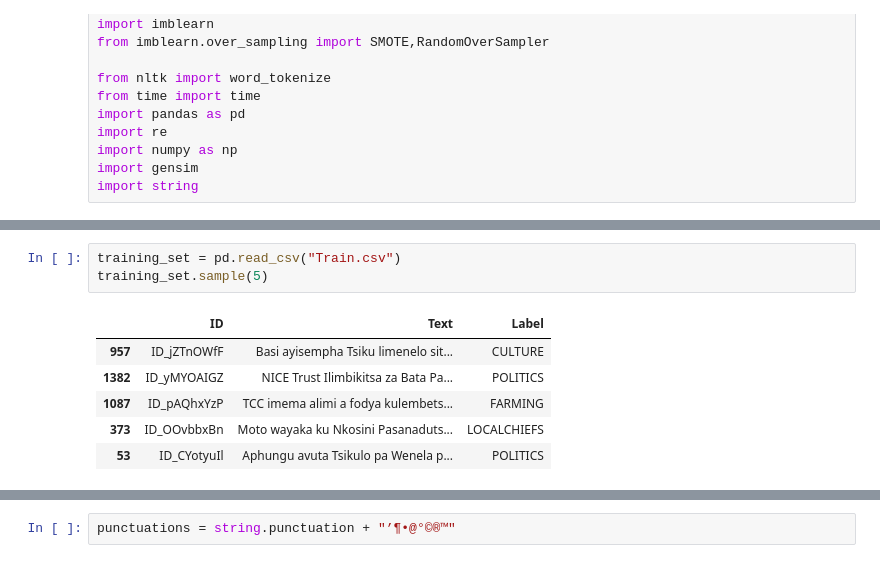
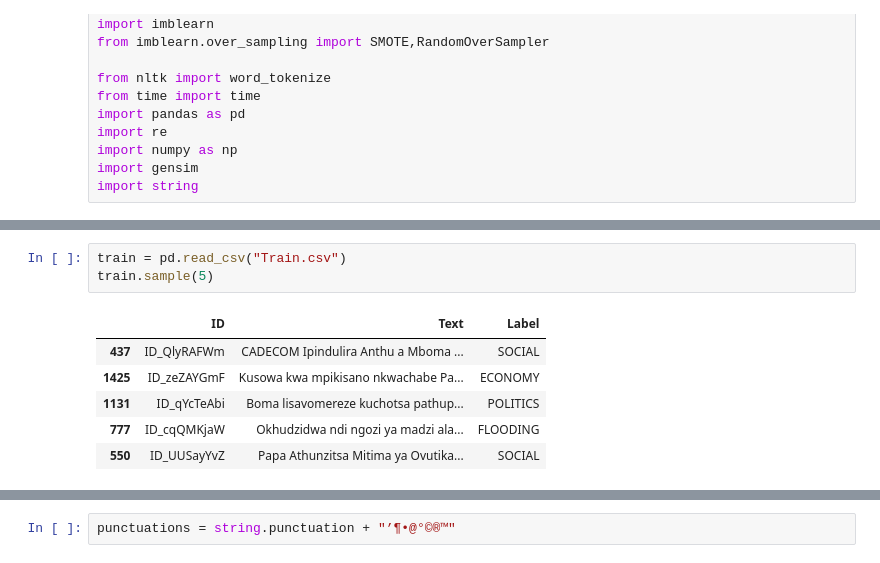
Before and after one commit to nicholaszotalis/505Project, a Jupyter notebook: logistic_regression_model.ipynb, the cells around one changed output, grey strips where cells are left out. Drawn from its saved outputs; the diff is of its cells as text.

```diff
--- a/logistic_regression_model.ipynb
+++ b/logistic_regression_model.ipynb
@@ -28,12 +30,12 @@ nltk.download('wordnet')
 True
 # %%
-training_set = pd.read_csv("Train.csv")
-training_set.sample(5)
+train = pd.read_csv("Train.csv")
+train.sample(5)
 # %% [output]
 |  | ID | Text | Label |
-| 957 | ID_jZTnOWfF | Basi ayisempha Tsiku limenelo sit... | CULTURE |
-| 1382 | ID_yMYOAIGZ | NICE Trust Ilimbikitsa za Bata Pa... | POLITICS |
-| 1087 | ID_pAQhxYzP | TCC imema alimi a fodya kulembets... | FARMING |
-| 373 | ID_OOvbbxBn | Moto wayaka ku Nkosini Pasanaduts... | LOCALCHIEFS |
-| 53 | ID_CYotyuIl | Aphungu avuta Tsikulo pa Wenela p... | POLITICS |
+| 437 | ID_QlyRAFWm | CADECOM Ipindulira Anthu a Mboma ... | SOCIAL |
+| 1425 | ID_zeZAYGmF | Kusowa kwa mpikisano nkwachabe Pa... | ECONOMY |
+| 1131 | ID_qYcTeAbi | Boma lisavomereze kuchotsa pathup... | POLITICS |
+| 777 | ID_cqQMKjaW | Okhudzidwa ndi ngozi ya madzi ala... | FLOODING |
+| 550 | ID_UUSayYvZ | Papa Athunzitsa Mitima ya Ovutika... | SOCIAL |
 # %%
```
Also changed, not shown: parts of 20 cells of this notebook, 2 other files.
